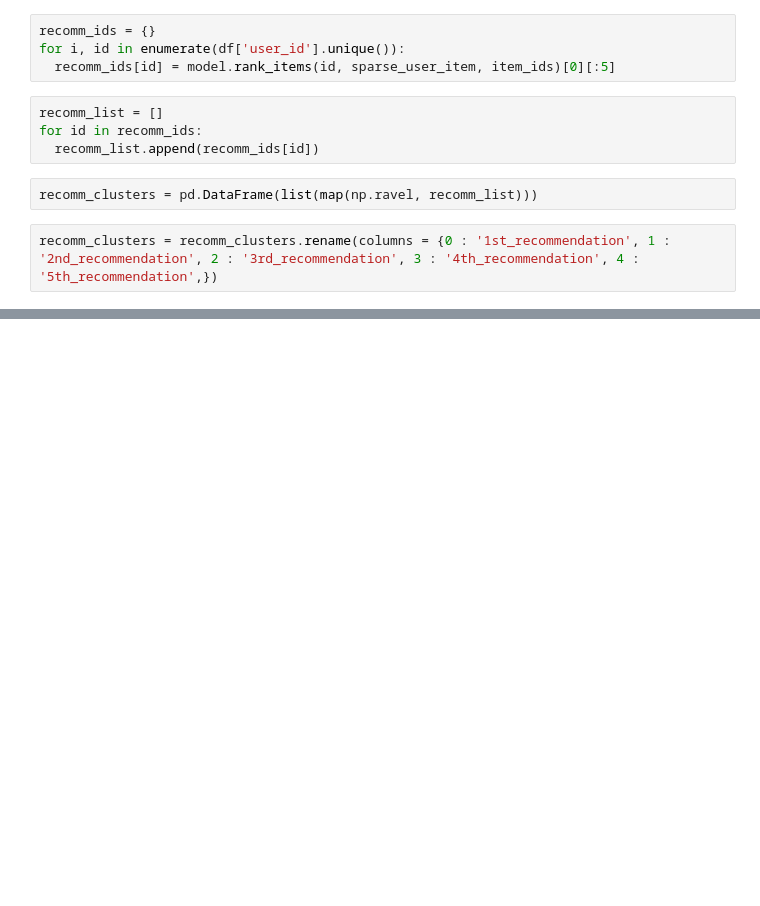
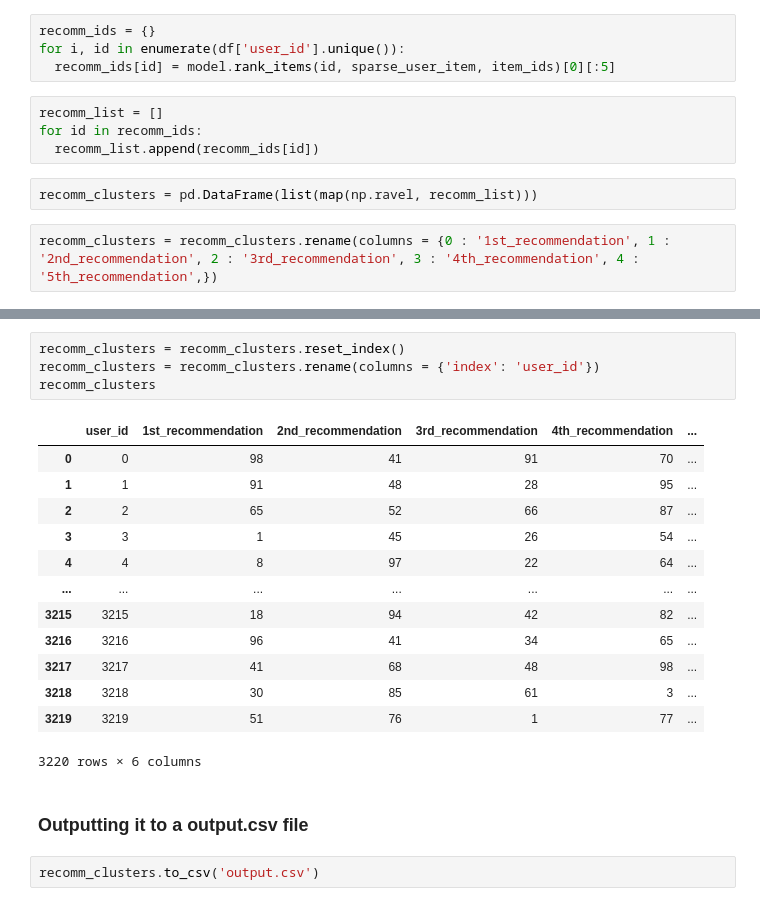
Before and after one commit to ShrutiSavardekar/ExpediaHotelRecommendation, a Jupyter notebook: wide_n_deep.ipynb, the cells around one changed output, grey strips where cells are left out. Saved outputs shown, nothing was run; the diff lists cells and outputs as text; blank space fills up the shorter version.

Commit message:
data outputted to a csv file

```diff
--- a/wide_n_deep.ipynb
+++ b/wide_n_deep.ipynb
@@ -458,0 +458,22 @@ recomm_clusters
+# %%
+recomm_clusters = recomm_clusters.reset_index()
+recomm_clusters = recomm_clusters.rename(columns = {'index': 'user_id'})
+recomm_clusters
+# %% [output]
+|  | user_id | 1st_recommendation | 2nd_recommendation | 3rd_recommendation | 4th_recommendation | ... |
+| 0 | 0 | 98 | 41 | 91 | 70 | ... |
+| 1 | 1 | 91 | 48 | 28 | 95 | ... |
+| 2 | 2 | 65 | 52 | 66 | 87 | ... |
+| 3 | 3 | 1 | 45 | 26 | 54 | ... |
+| 4 | 4 | 8 | 97 | 22 | 64 | ... |
+| ... | ... | ... | ... | ... | ... | ... |
+| 3215 | 3215 | 18 | 94 | 42 | 82 | ... |
+| 3216 | 3216 | 96 | 41 | 34 | 65 | ... |
+| 3217 | 3217 | 41 | 68 | 48 | 98 | ... |
+| 3218 | 3218 | 30 | 85 | 61 | 3 | ... |
+| 3219 | 3219 | 51 | 76 | 1 | 77 | ... |
+3220 rows × 6 columns
+# %% [markdown]
+### Outputting it to a output.csv file
+# %%
+recomm_clusters.to_csv('output.csv')
```
Also changed, not shown: parts of 12 cells of this notebook.
